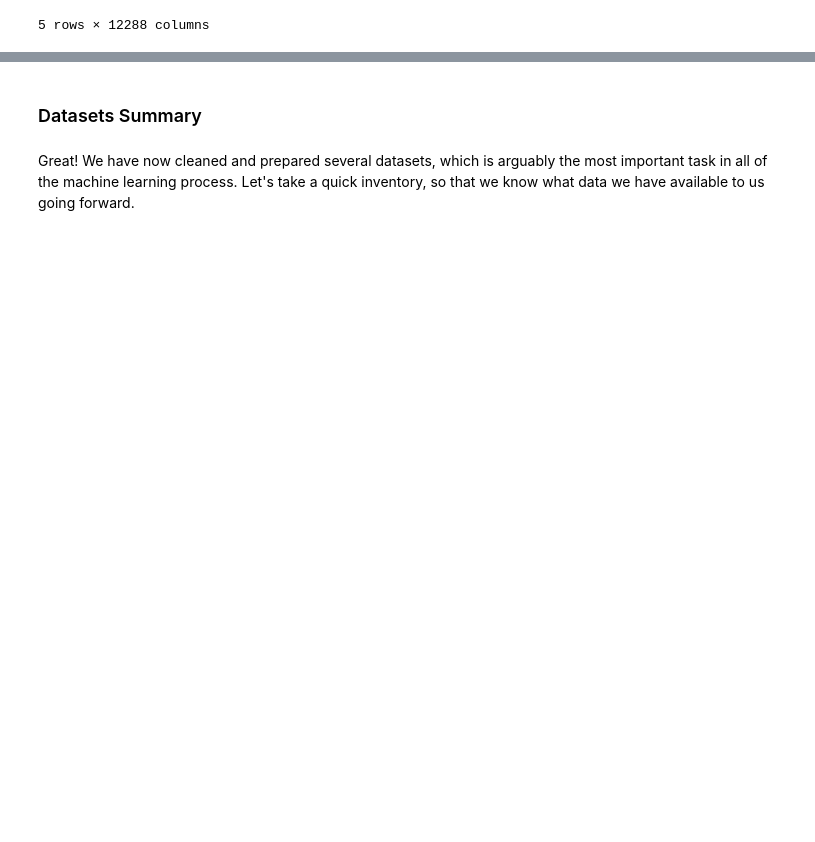
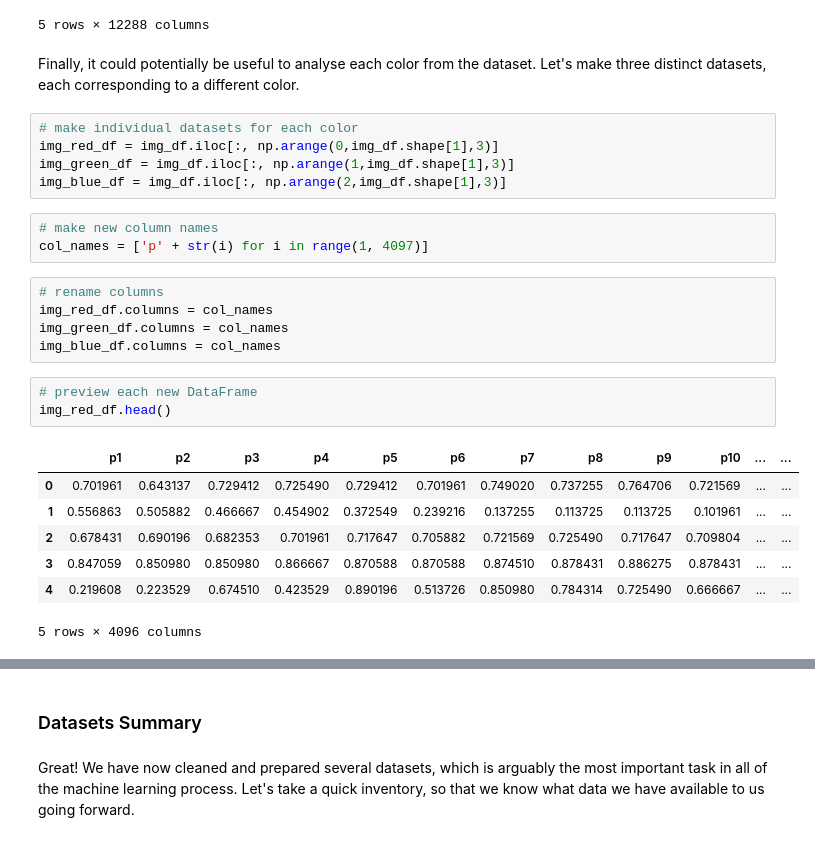
Before and after one commit to Sombrero7/pawpularity-contest, a Jupyter notebook: main_notebook.ipynb, the cells around one changed output, grey strips where cells are left out. Cells and saved outputs as stored; diff of their text form; blank space fills up the shorter version.

Commit message:
adding changes to notebook; just a few new datasets

```diff
--- a/main_notebook.ipynb
+++ b/main_notebook.ipynb
@@ -394,3 +394,29 @@ img_df.head()
 | 3 | 0.847059 | 0.878431 | 0.890196 | 0.850980 | 0.882353 | 0.894118 | 0.850980 | 0.882353 | 0.894118 | 0.866667 | ... | ... |
 | 4 | 0.219608 | 0.239216 | 0.250980 | 0.223529 | 0.223529 | 0.215686 | 0.674510 | 0.658824 | 0.654902 | 0.423529 | ... | ... |
 5 rows × 12288 columns
+# %% [markdown]
+Finally, it could potentially be useful to analyse each color from the dataset. Let's make three distinct datasets, each corresponding to a different color.
+# %%
+# make individual datasets for each color
+img_red_df = img_df.iloc[:, np.arange(0,img_df.shape[1],3)]
+img_green_df = img_df.iloc[:, np.arange(1,img_df.shape[1],3)]
+img_blue_df = img_df.iloc[:, np.arange(2,img_df.shape[1],3)]
+# %%
+# make new column names
+col_names = ['p' + str(i) for i in range(1, 4097)]
+# %%
+# rename columns
+img_red_df.columns = col_names
+img_green_df.columns = col_names
+img_blue_df.columns = col_names
+# %%
+# preview each new DataFrame
+img_red_df.head()
+# %% [output]
+|  | p1 | p2 | p3 | p4 | p5 | p6 | p7 | p8 | p9 | p10 | ... | ... |
+| 0 | 0.701961 | 0.643137 | 0.729412 | 0.725490 | 0.729412 | 0.701961 | 0.749020 | 0.737255 | 0.764706 | 0.721569 | ... | ... |
+| 1 | 0.556863 | 0.505882 | 0.466667 | 0.454902 | 0.372549 | 0.239216 | 0.137255 | 0.113725 | 0.113725 | 0.101961 | ... | ... |
+| 2 | 0.678431 | 0.690196 | 0.682353 | 0.701961 | 0.717647 | 0.705882 | 0.721569 | 0.725490 | 0.717647 | 0.709804 | ... | ... |
+| 3 | 0.847059 | 0.850980 | 0.850980 | 0.866667 | 0.870588 | 0.870588 | 0.874510 | 0.878431 | 0.886275 | 0.878431 | ... | ... |
+| 4 | 0.219608 | 0.223529 | 0.674510 | 0.423529 | 0.890196 | 0.513726 | 0.850980 | 0.784314 | 0.725490 | 0.666667 | ... | ... |
+5 rows × 4096 columns
```
Also changed, not shown: parts of 5 cells of this notebook.
